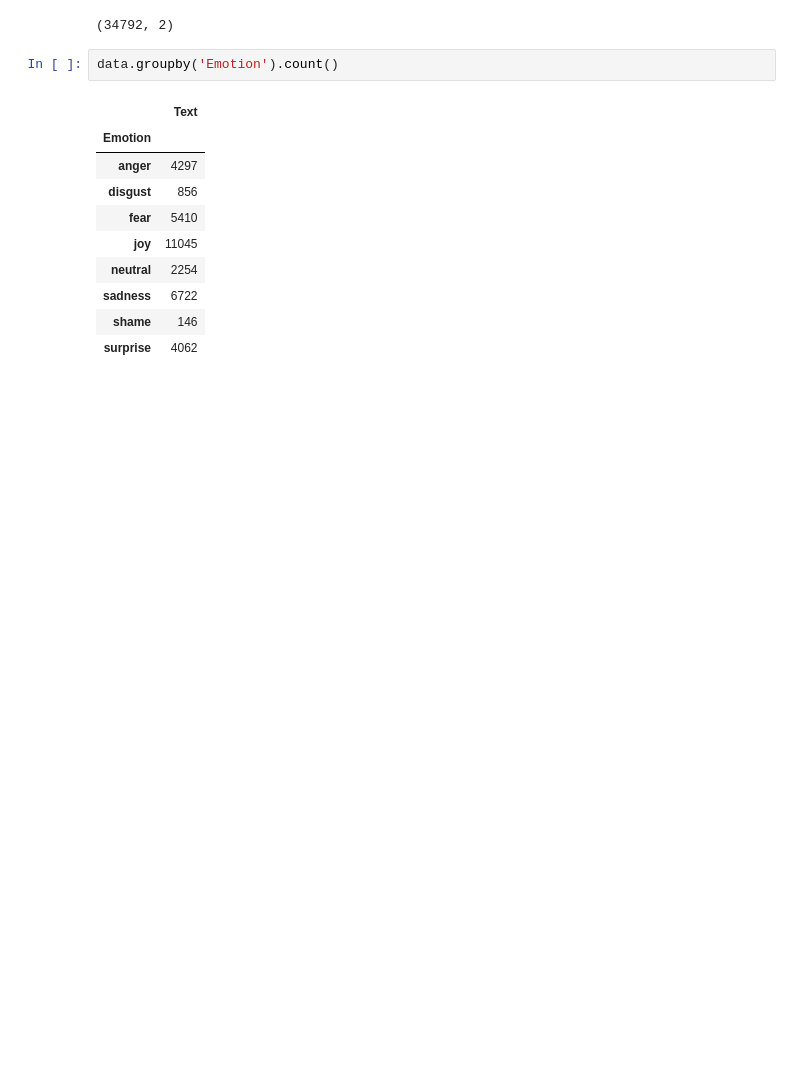
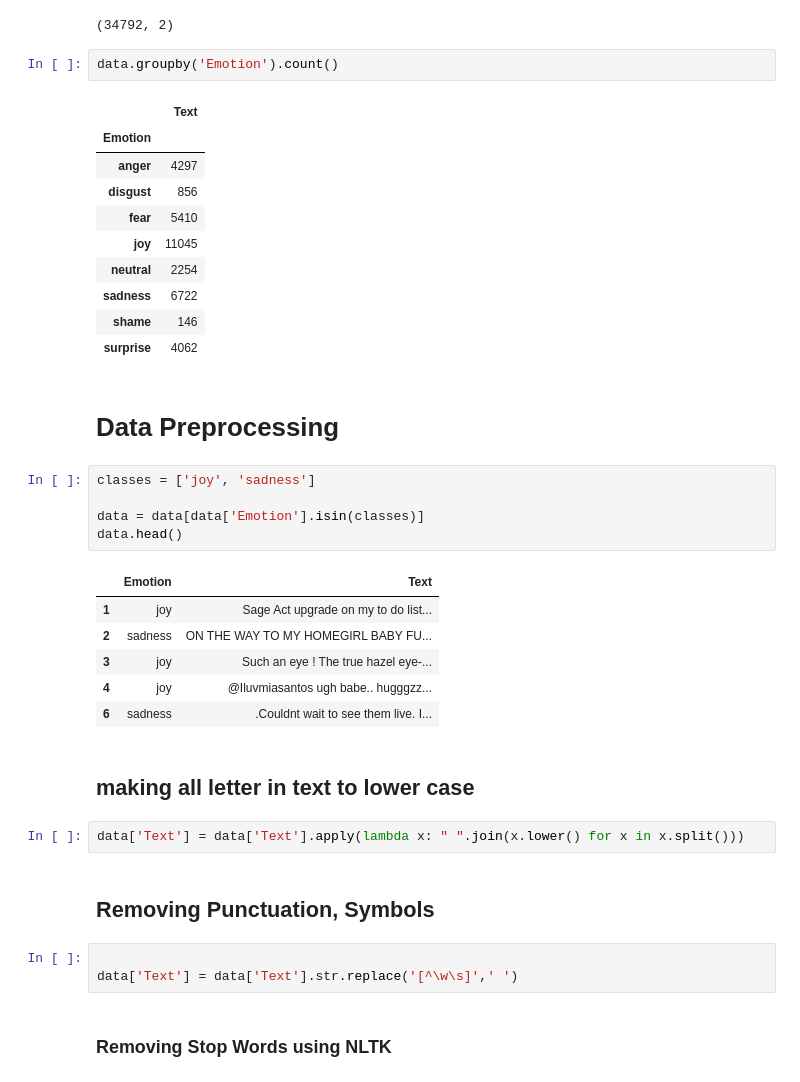
Before and after one commit to Harsha-7989/Text_Emotion_Classification, a Jupyter notebook: Text_Emotion_Detection.ipynb, the cells around one changed output. Drawn from its saved outputs; the diff is of its cells as text; blank space fills up the shorter version.

Commit message:
Data Preprocessing

```diff
--- a/Text_Emotion_Detection.ipynb
+++ b/Text_Emotion_Detection.ipynb
@@ -31,3 +31,28 @@ data.groupby('Emotion').count()
 | sadness | 6722 |
 | shame | 146 |
 | surprise | 4062 |
+# %% [markdown]
+# Data Preprocessing
+# %%
+classes = ['joy', 'sadness']
+
+data = data[data['Emotion'].isin(classes)]
+data.head()
+# %% [output]
+|  | Emotion | Text |
+| 1 | joy | Sage Act upgrade on my to do list... |
+| 2 | sadness | ON THE WAY TO MY HOMEGIRL BABY FU... |
+| 3 | joy | Such an eye ! The true hazel eye-... |
+| 4 | joy | @Iluvmiasantos ugh babe.. hugggzz... |
+| 6 | sadness | .Couldnt wait to see them live. I... |
+# %% [markdown]
+## making all letter in text to lower case
+# %%
+data['Text'] = data['Text'].apply(lambda x: " ".join(x.lower() for x in x.split()))
+# %% [markdown]
+## Removing Punctuation, Symbols
+# %%
+
+data['Text'] = data['Text'].str.replace('[^\w\s]',' ')
+# %% [markdown]
+### Removing Stop Words using NLTK
```
Also changed, not shown: parts of 6 cells of this notebook.
